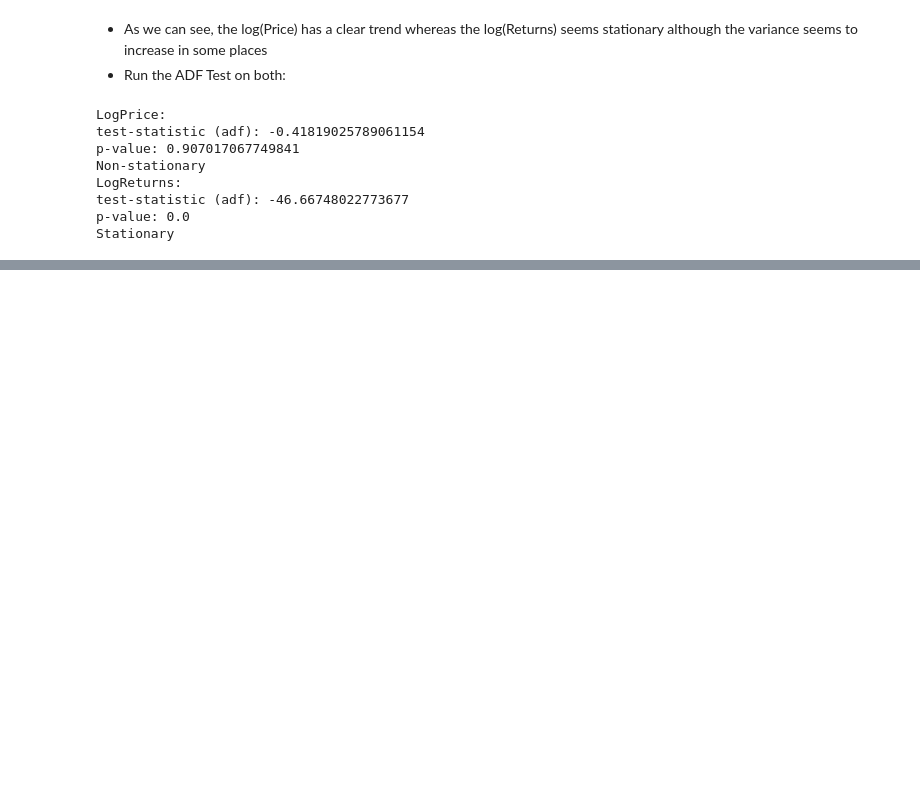
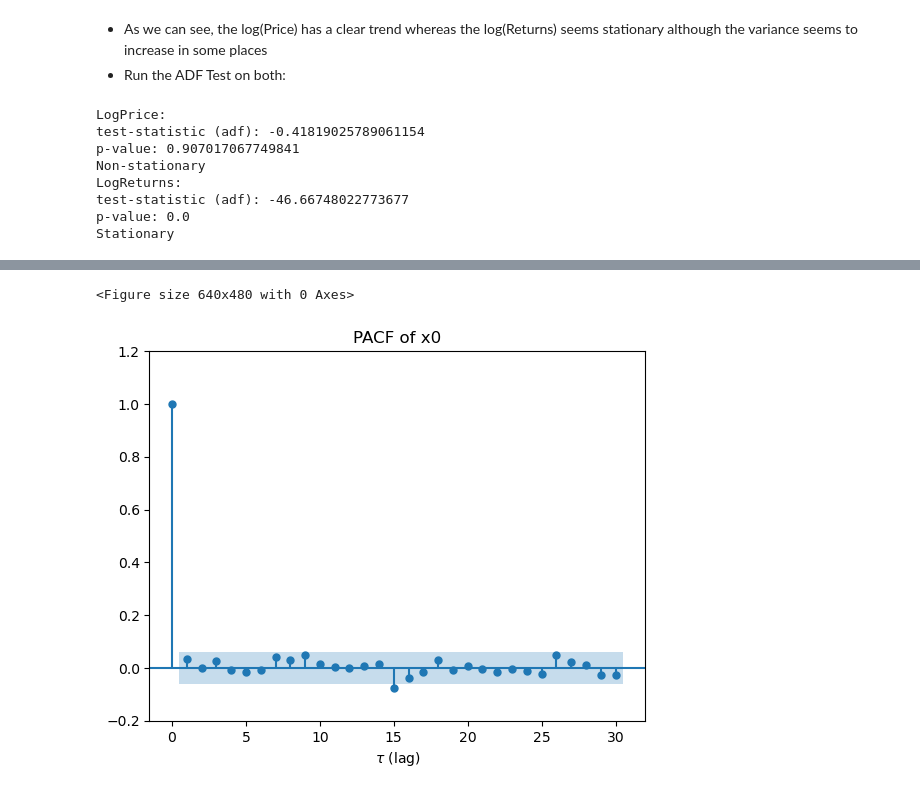
Before and after one commit to les67/TimeSeriesAnalysis_Udemy, a Jupyter notebook: 5_arima.ipynb, the cells around one changed output, grey strips where cells are left out. Cells and saved outputs as stored; diff of their text form; code cells hidden in the pictures; blank space fills up the shorter version.

```diff
--- a/5_arima.ipynb
+++ b/5_arima.ipynb
@@ -530,0 +535,10 @@ Stationary
+# %%
+plt.figure()
+plot_pacf(x0) # if lag parameter no specified then x axis goes like np.arange(len(corr))
+plt.ylim(-0.2,1.2)
+plt.title('PACF of x0')
+plt.xlabel(r'$\tau$ (lag)')
+plt.show()
+# %% [output]
+<Figure size 640x480 with 0 Axes>
+[figure, added]
```
Also changed, not shown: parts of 37 cells of this notebook.
